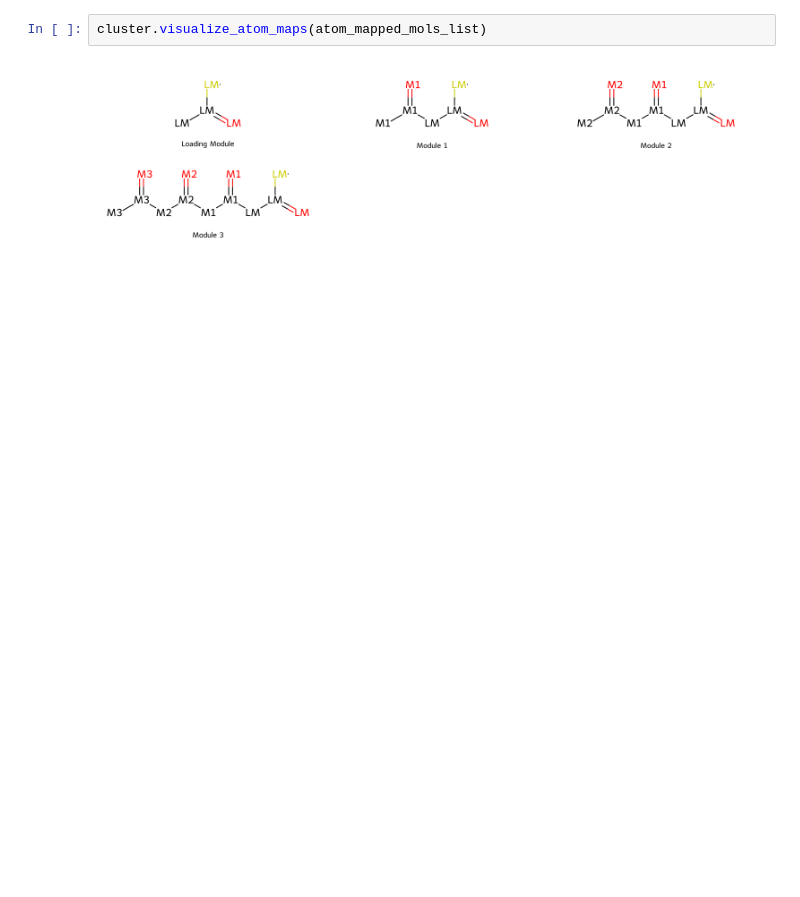
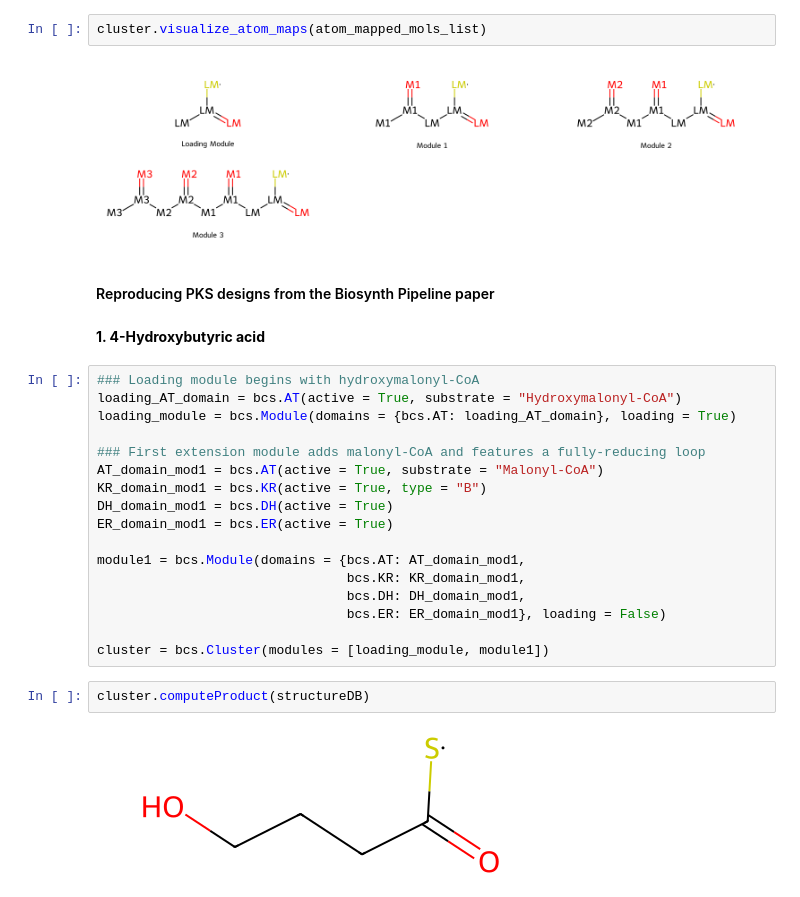
Before and after one commit to yashchainani21/RetroTideV2, a Jupyter notebook: notebooks/nb_03_more_PKS_atom_mapping.ipynb, the cells around one changed output. Saved outputs shown, nothing was run; the diff lists cells and outputs as text; blank space fills up the shorter version.

```diff
--- a/notebooks/nb_03_more_PKS_atom_mapping.ipynb
+++ b/notebooks/nb_03_more_PKS_atom_mapping.ipynb
@@ -34,3 +57,28 @@ The method `.visualize_atom_maps` has also been added to the `bcs.Cluster` class
 cluster.visualize_atom_maps(atom_mapped_mols_list)
 # %% [output]
 [figure]
+# %% [markdown]
+#### Reproducing PKS designs from the Biosynth Pipeline paper
+# %% [markdown]
+**1. 4-Hydroxybutyric acid**
+# %%
+### Loading module begins with hydroxymalonyl-CoA
+loading_AT_domain = bcs.AT(active = True, substrate = "Hydroxymalonyl-CoA")
+loading_module = bcs.Module(domains = {bcs.AT: loading_AT_domain}, loading = True)
+
+### First extension module adds malonyl-CoA and features a fully-reducing loop
+AT_domain_mod1 = bcs.AT(active = True, substrate = "Malonyl-CoA")
+KR_domain_mod1 = bcs.KR(active = True, type = "B")
+DH_domain_mod1 = bcs.DH(active = True)
+ER_domain_mod1 = bcs.ER(active = True)
+
+module1 = bcs.Module(domains = {bcs.AT: AT_domain_mod1,
+                                bcs.KR: KR_domain_mod1,
+                                bcs.DH: DH_domain_mod1,
+                                bcs.ER: ER_domain_mod1}, loading = False)
+
+cluster = bcs.Cluster(modules = [loading_module, module1])
+# %%
+cluster.computeProduct(structureDB)
+# %% [output]
+[figure, added]
```
Also changed, not shown: parts of 10 cells of this notebook.
